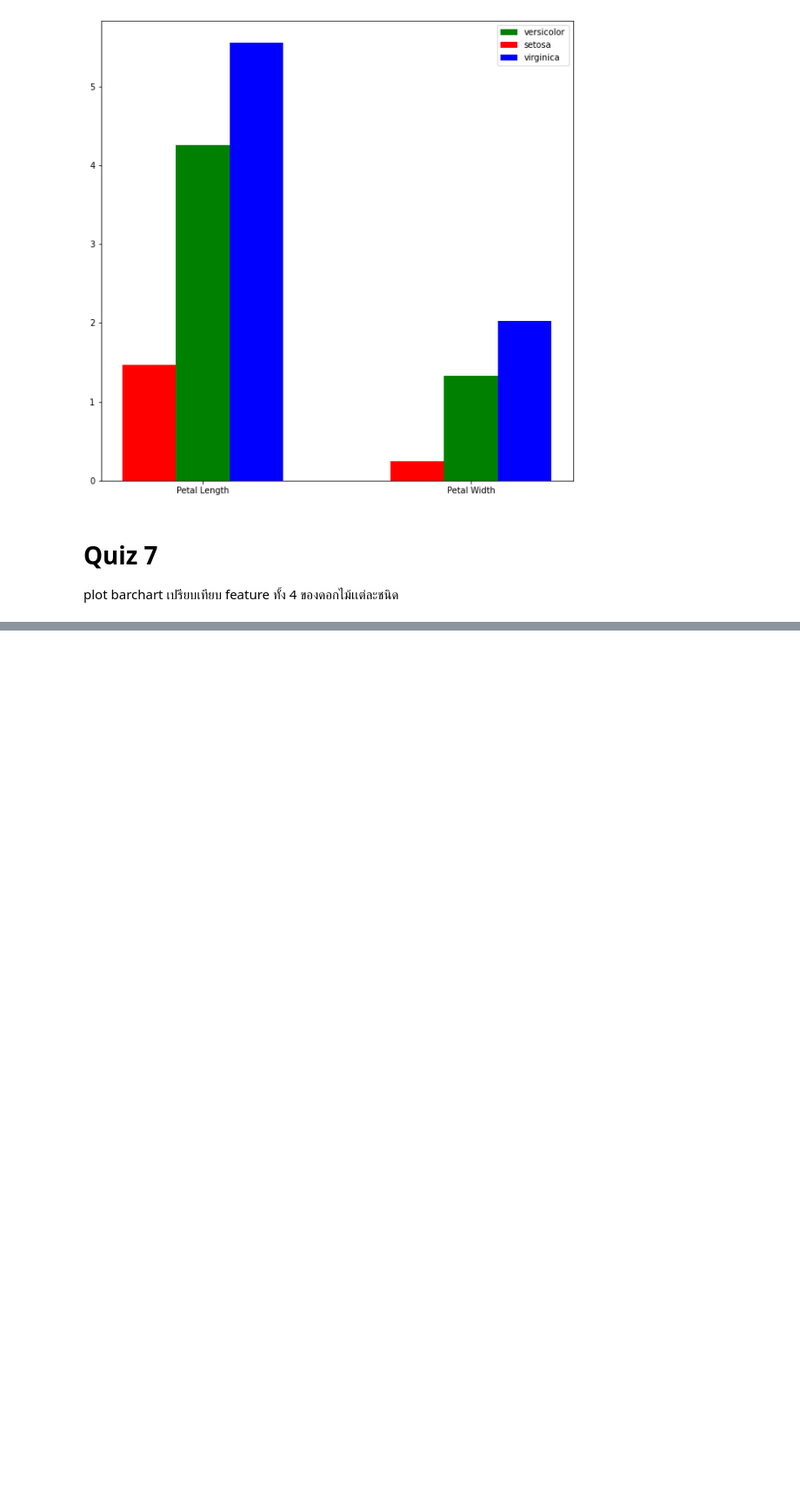
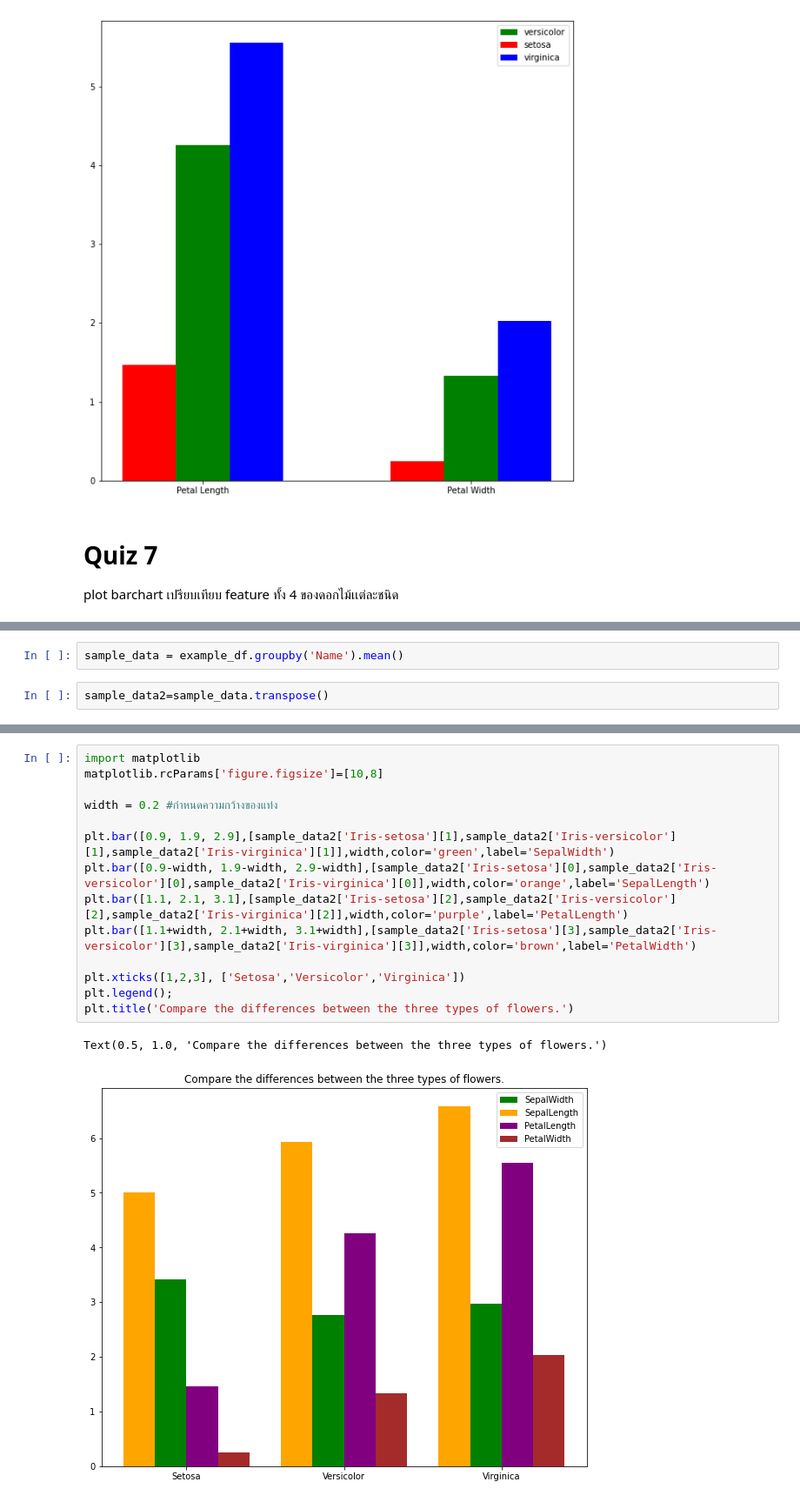
Before and after one commit to sujiraa/BasicProg_DataViz65, a Jupyter notebook: DataViz02_PCA.ipynb, the cells around one changed output, grey strips where cells are left out. Shown at 87% size. Cells and saved outputs as stored; diff of their text form; blank space fills up the shorter version.

```diff
--- a/DataViz02_PCA.ipynb
+++ b/DataViz02_PCA.ipynb
@@ -235,0 +230,4 @@ plt.legend();
+# %%
+sample_data = example_df.groupby('Name').mean()
+# %%
+sample_data2=sample_data.transpose()
@@ -235,0 +242,17 @@ plt.legend();
+# %%
+import matplotlib
+matplotlib.rcParams['figure.figsize']=[10,8]
+
+width = 0.2 #กำหนดความกว้างของแท่ง
+
+plt.bar([0.9, 1.9, 2.9],[sample_data2['Iris-setosa'][1],sample_data2['Iris-versicolor'][1],sample_data2['Iris-virginica'][1]],width,color='green',label='SepalWidth')
+plt.bar([0.9-width, 1.9-width, 2.9-width],[sample_data2['Iris-setosa'][0],sample_data2['Iris-versicolor'][0],sample_data2['Iris-virginica'][0]],width,color='orange',label='SepalLength')
+plt.bar([1.1, 2.1, 3.1],[sample_data2['Iris-setosa'][2],sample_data2['Iris-versicolor'][2],sample_data2['Iris-virginica'][2]],width,color='purple',label='PetalLength')
+plt.bar([1.1+width, 2.1+width, 3.1+width],[sample_data2['Iris-setosa'][3],sample_data2['Iris-versicolor'][3],sample_data2['Iris-virginica'][3]],width,color='brown',label='PetalWidth')
+
+plt.xticks([1,2,3], ['Setosa','Versicolor','Virginica'])
+plt.legend();
+plt.title('Compare the differences between the three types of flowers.')
+# %% [output]
+Text(0.5, 1.0, 'Compare the differences between the three types of flowers.')
+[figure, added]
```
Also changed, not shown: parts of 5 cells of this notebook.
